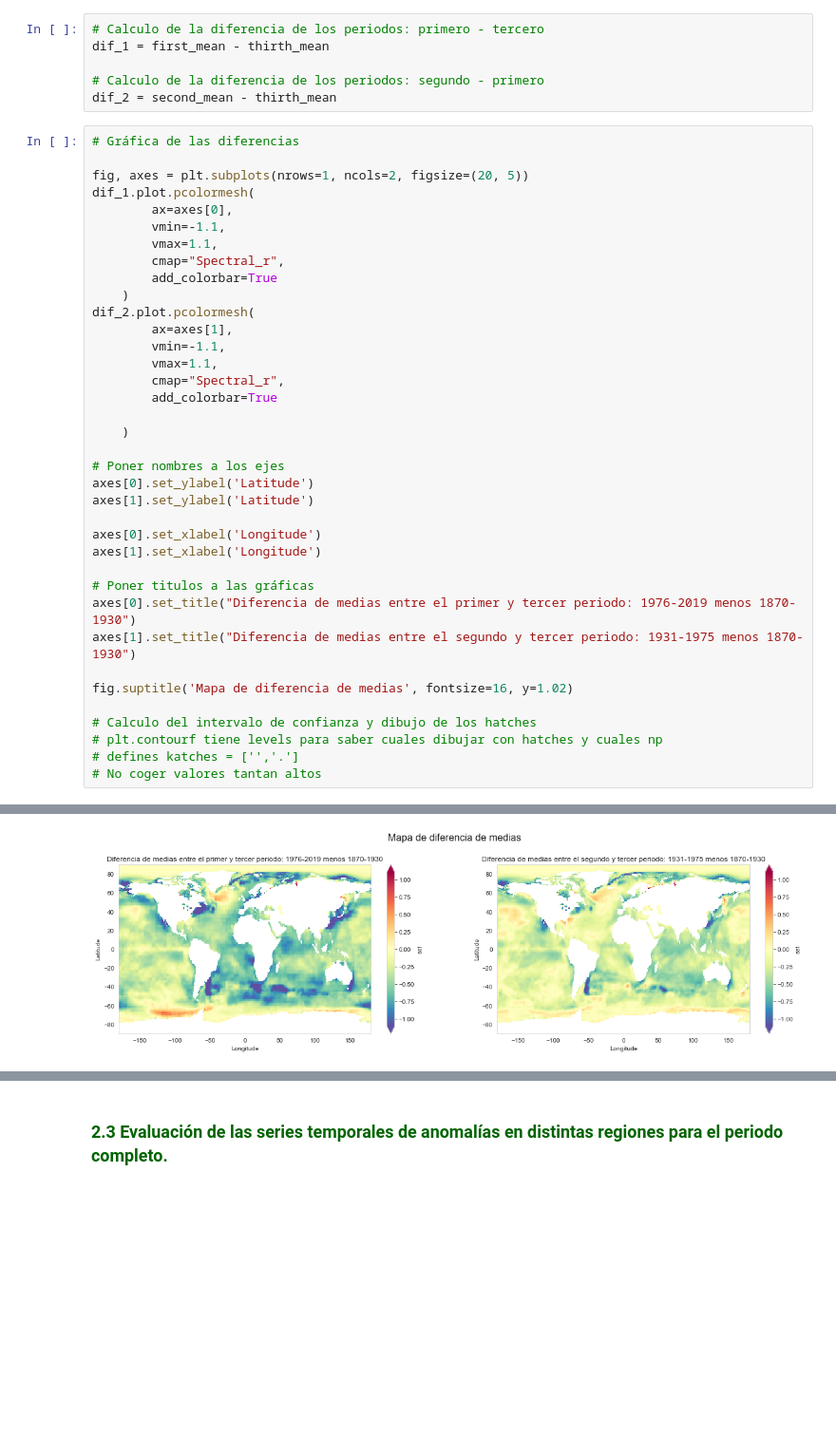
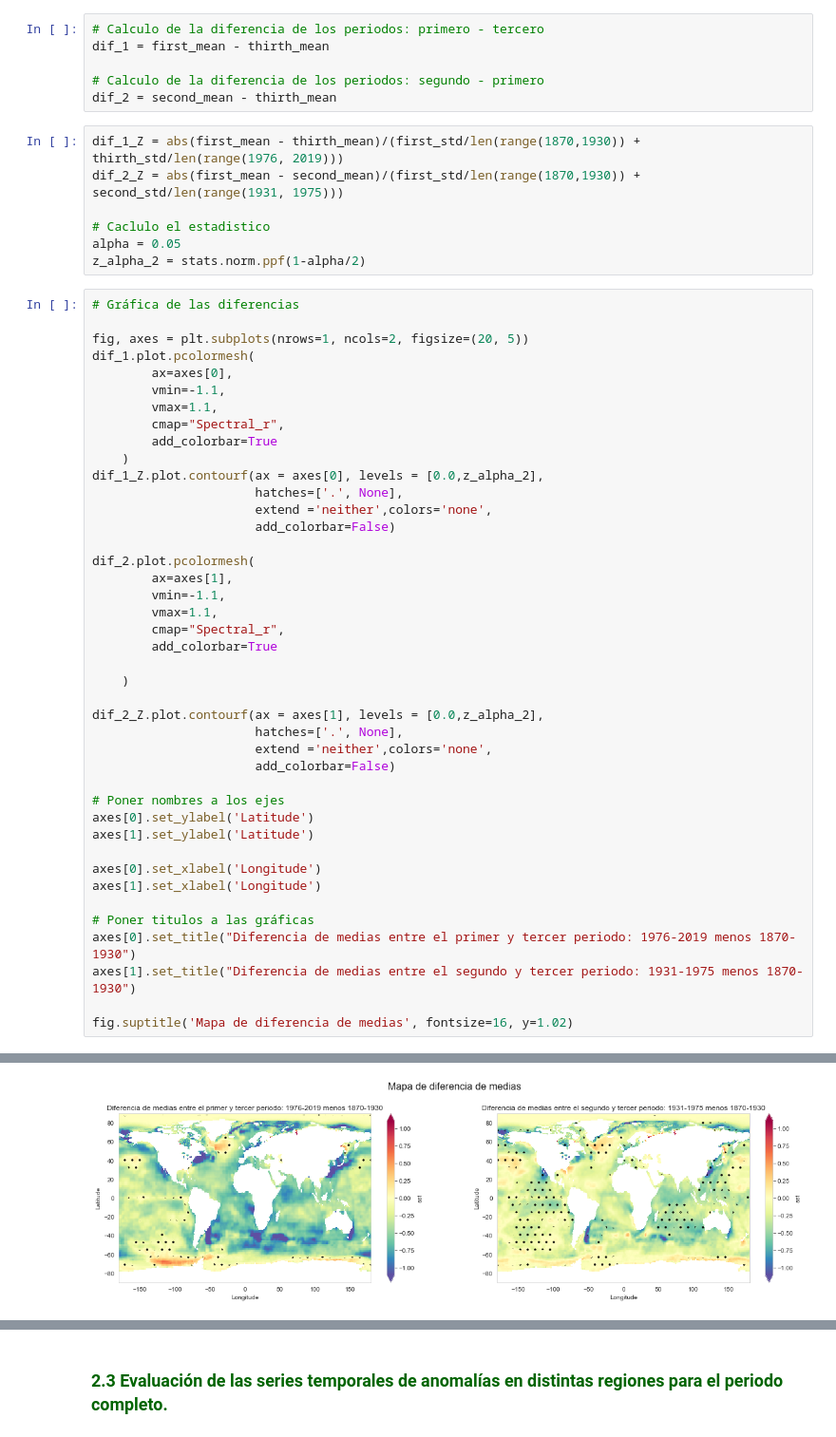
Before and after one commit to nagoremeabe/primera_practica_analisis, a Jupyter notebook: ejercicio_1.ipynb, the cells around one changed output, grey strips where cells are left out. Shown at 95% size. Cells and saved outputs as stored; diff of their text form; blank space fills up the shorter version.

```diff
--- a/ejercicio_1.ipynb
+++ b/ejercicio_1.ipynb
@@ -799,6 +797,13 @@ dif_1 = first_mean - thirth_mean
 
 # Calculo de la diferencia de los periodos: segundo - primero
 dif_2 = second_mean - thirth_mean
+# %%
+dif_1_Z = abs(first_mean - thirth_mean)/(first_std/len(range(1870,1930)) + thirth_std/len(range(1976, 2019)))
+dif_2_Z = abs(first_mean - second_mean)/(first_std/len(range(1870,1930)) + second_std/len(range(1931, 1975)))
+
+# Caclulo el estadistico
+alpha = 0.05
+z_alpha_2 = stats.norm.ppf(1-alpha/2)
 # %%
 # Gráfica de las diferencias
 
@@ -806,36 +811,41 @@ fig, axes = plt.subplots(nrows=1, ncols=2, figsize=(20, 5))
 dif_1.plot.pcolormesh(
         ax=axes[0],
         vmin=-1.1,
         vmax=1.1,
         cmap="Spectral_r",
         add_colorbar=True
     )
+dif_1_Z.plot.contourf(ax = axes[0], levels = [0.0,z_alpha_2],
+                      hatches=['.', None],
+                      extend ='neither',colors='none',
+                      add_colorbar=False)
+
 dif_2.plot.pcolormesh(
         ax=axes[1],
         vmin=-1.1,
         vmax=1.1,
         cmap="Spectral_r",
         add_colorbar=True
 
     )
+
+dif_2_Z.plot.contourf(ax = axes[1], levels = [0.0,z_alpha_2],
+                      hatches=['.', None],
+                      extend ='neither',colors='none',
+                      add_colorbar=False)
 
 # Poner nombres a los ejes
 axes[0].set_ylabel('Latitude')
 axes[1].set_ylabel('Latitude')
 
 axes[0].set_xlabel('Longitude')
 axes[1].set_xlabel('Longitude')
 
 # Poner titulos a las gráficas
 axes[0].set_title("Diferencia de medias entre el primer y tercer periodo: 1976-2019 menos 1870-1930")
 axes[1].set_title("Diferencia de medias entre el segundo y tercer periodo: 1931-1975 menos 1870-1930")
 
 fig.suptitle('Mapa de diferencia de medias', fontsize=16, y=1.02)
-
-# Calculo del intervalo de confianza y dibujo de los hatches
-# plt.contourf tiene levels para saber cuales dibujar con hatches y cuales np
-# defines katches = ['','.']
-# No coger valores tantan altos
 # %% [output]
 Text(0.5, 1.02, 'Mapa de diferencia de medias')
-[figure, old version]
+[figure, new version]
```
Also changed, not shown: parts of 4 cells of this notebook, 1 other file.
